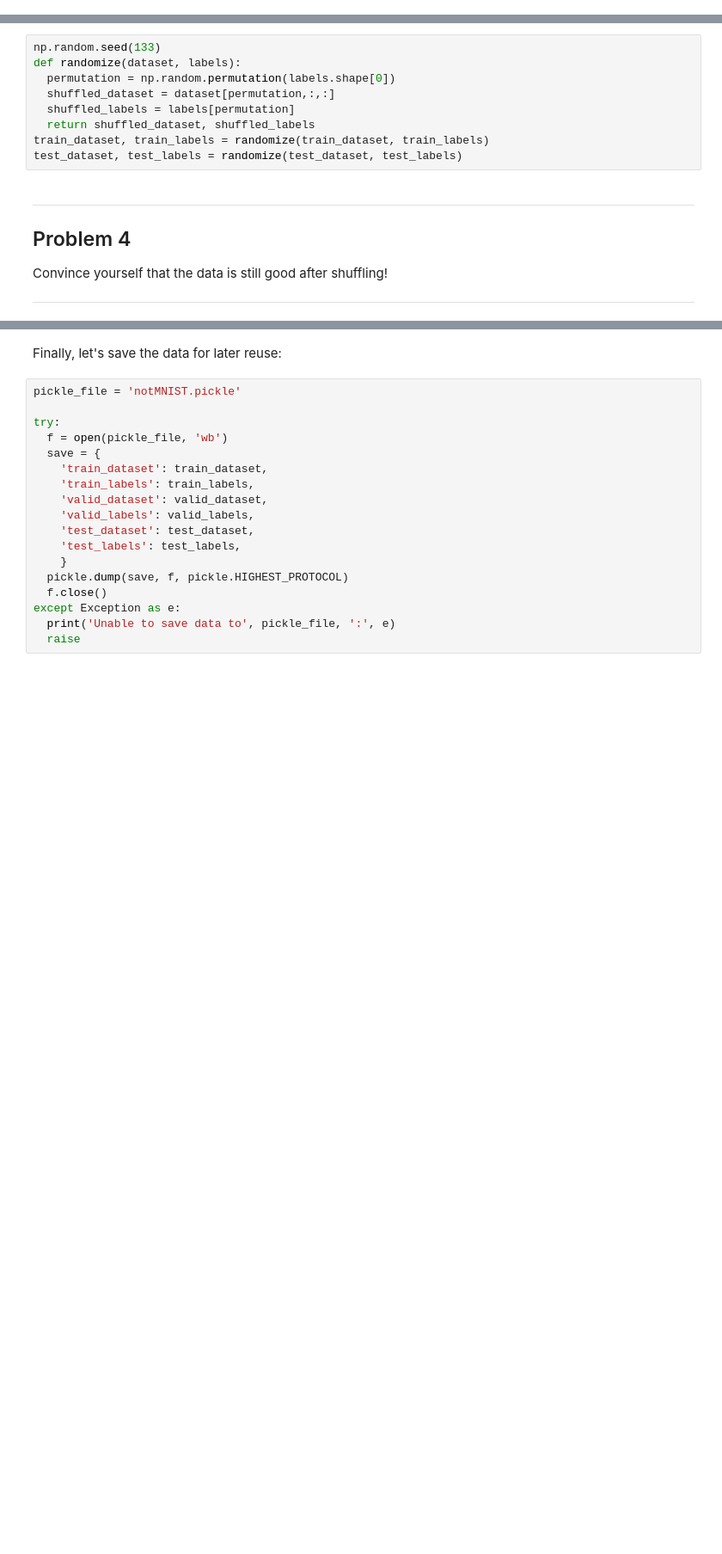
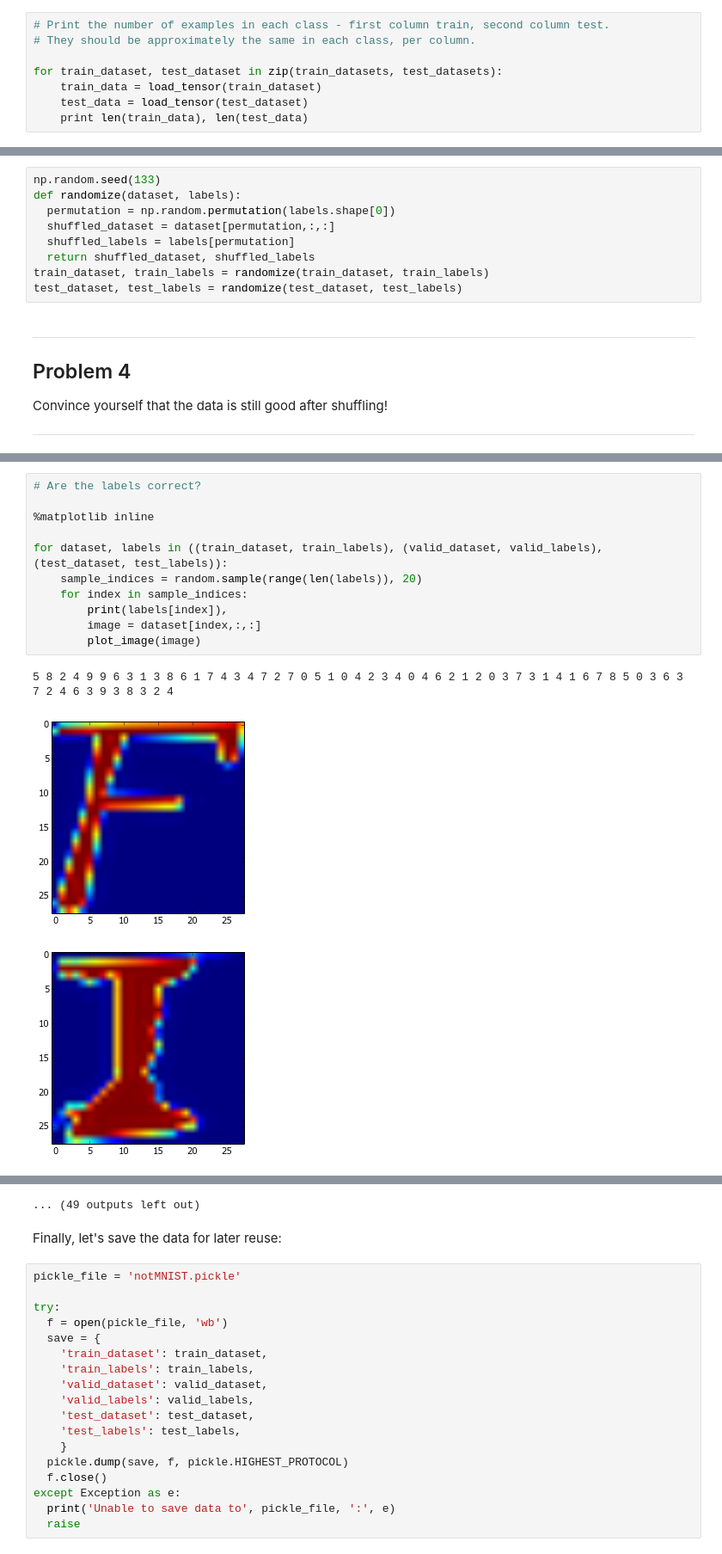
Before and after one commit to texttheater/tensorflow, a Jupyter notebook: tensorflow/examples/udacity/1_notmnist.ipynb, the cells around one changed output, grey strips where cells are left out. Shown at 86% size. Drawn from its saved outputs; the diff is of its cells as text; blank space fills up the shorter version.

Commit message:
Second steps with first assignment

```diff
--- a/tensorflow/examples/udacity/1_notmnist.ipynb
+++ b/tensorflow/examples/udacity/1_notmnist.ipynb
@@ -213 +226,9 @@ Another check: we expect the data to be balanced across classes. Verify that.
 ---
+# %%
+# Print the number of examples in each class - first column train, second column test.
+# They should be approximately the same in each class, per column.
+
+for train_dataset, test_dataset in zip(train_datasets, test_datasets):
+    train_data = load_tensor(train_dataset)
+    test_data = load_tensor(test_dataset)
+    print len(train_data), len(test_data)
@@ -291,0 +344,15 @@ Convince yourself that the data is still good after shuffling!
+# %%
+# Are the labels correct?
+
+%matplotlib inline
+
+for dataset, labels in ((train_dataset, train_labels), (valid_dataset, valid_labels), (test_dataset, test_labels)):
+    sample_indices = random.sample(range(len(labels)), 20)
+    for index in sample_indices:
+        print(labels[index]),
+        image = dataset[index,:,:]
+        plot_image(image)
+# %% [output]
+5 8 2 4 9 9 6 3 1 3 8 6 1 7 4 3 4 7 2 7 0 5 1 0 4 2 3 4 0 4 6 2 1 2 0 3 7 3 1 4 1 6 7 8 5 0 3 6 3 7 2 4 6 3 9 3 8 3 2 4
+[figure, added]
+[figure, added]
@@ -292,3 +368,4 @@ Convince yourself that the data is still good after shuffling!
+... (49 outputs left out)
 # %% [markdown]
 Finally, let's save the data for later reuse:
 # %%
```
Also changed, not shown: parts of 8 cells of this notebook.
